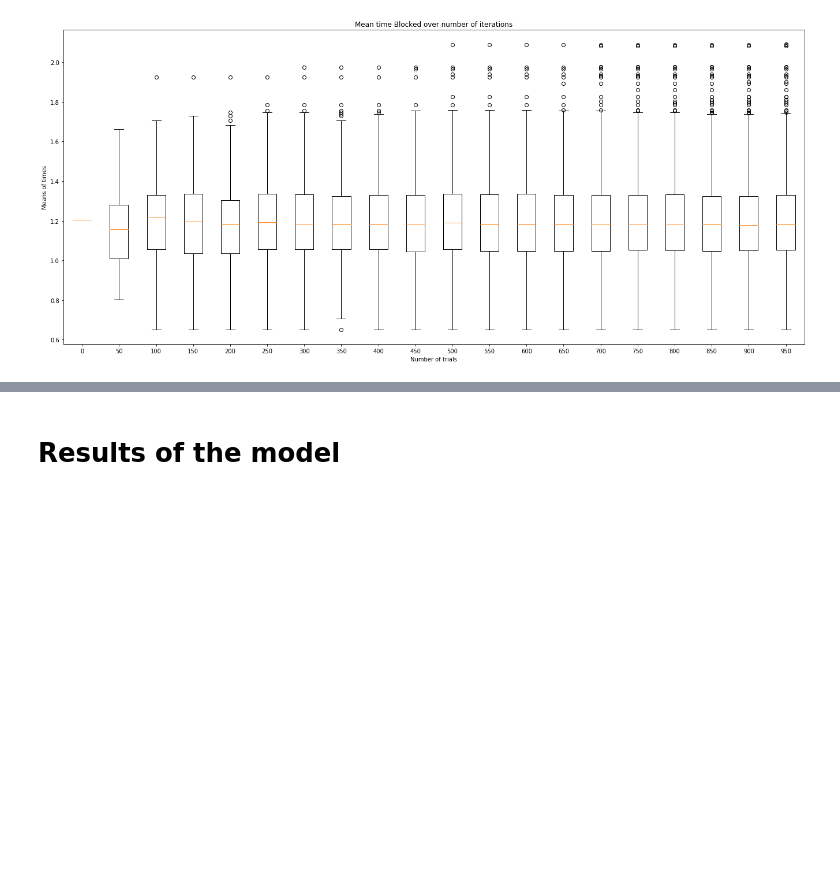
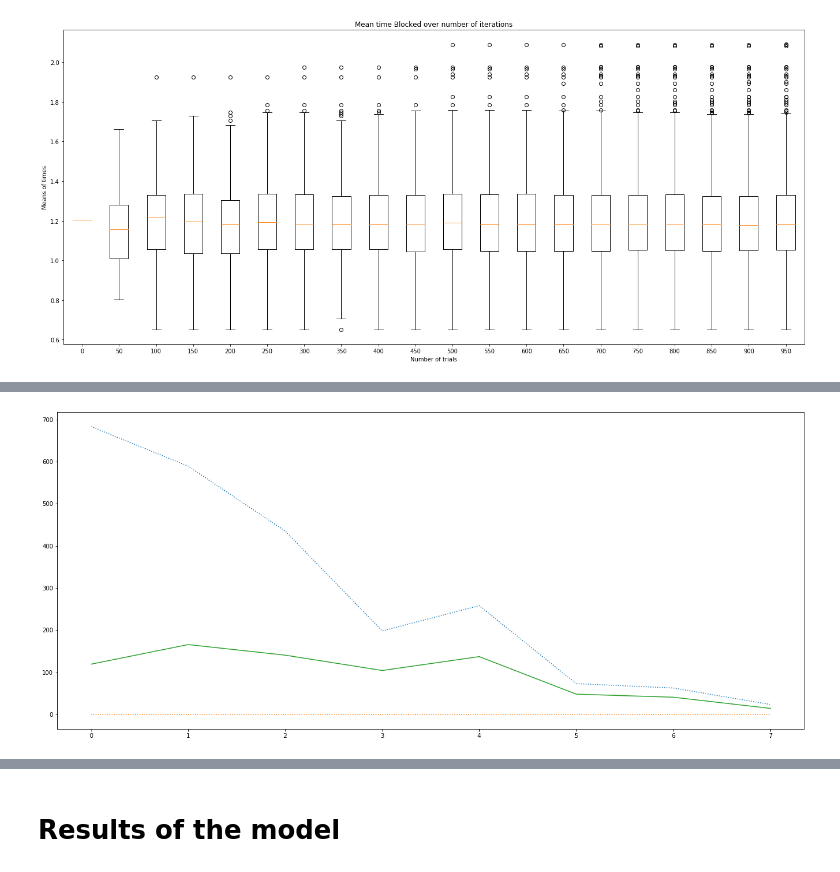
Before and after one commit to MichalisPanayides/AmbulanceDecisionGame, a Jupyter notebook: src/Jupyter/ciw/Experimenting with Ciw.ipynb, the cells around one changed output, grey strips where cells are left out. Drawn from its saved outputs; the diff is of its cells as text; code cells hidden in the pictures; blank space fills up the shorter version.

```diff
--- a/src/Jupyter/ciw/Experimenting with Ciw.ipynb
+++ b/src/Jupyter/ciw/Experimenting with Ciw.ipynb
@@ -338,0 +452,5 @@ mean_waiting_time
+# %%
+times = make_plot_for_different_thresholds(lambda_a, lambda_o, mu, total_capacity, seed_num, "b", np.mean)
+plt.show()
+# %% [output]
+[figure, added]
```
Also changed, not shown: parts of 26 cells of this notebook, 1 other file.
